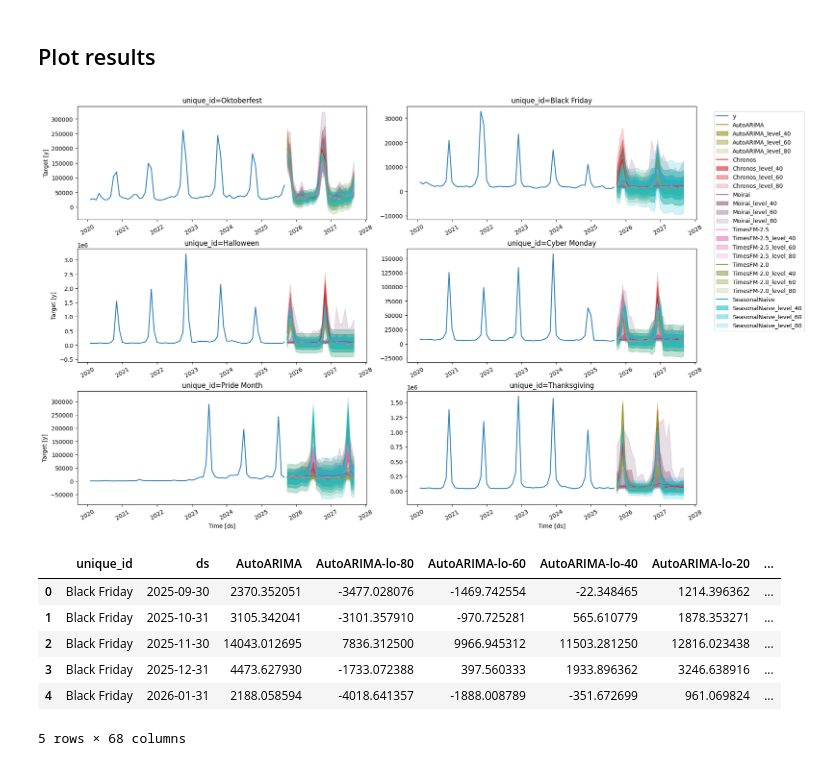
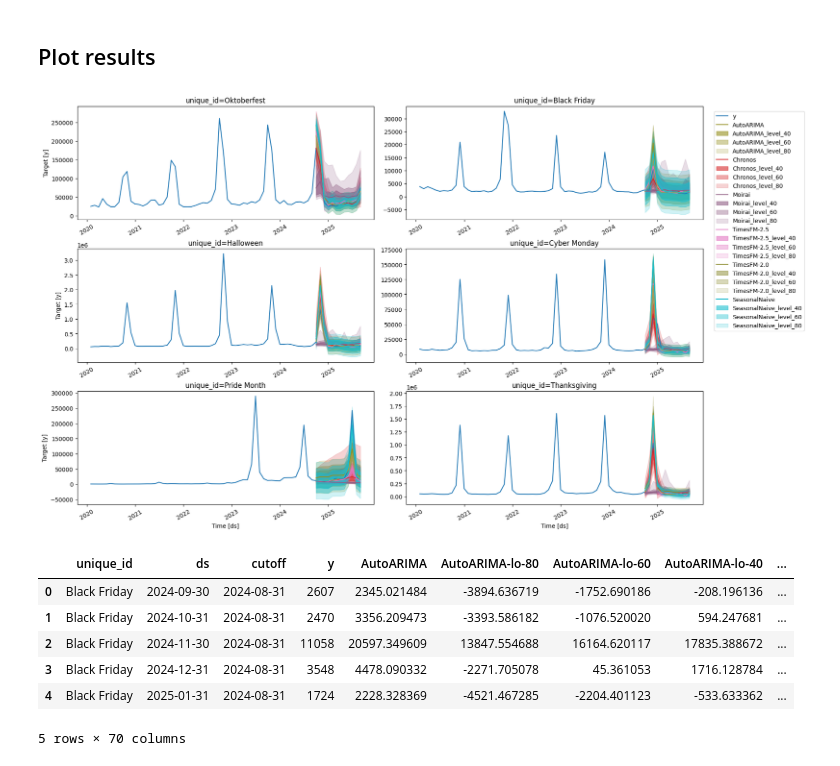
Before and after one commit to mpg05883/timecopilot, a Jupyter notebook: docs/examples/ts-foundation-models-comparison-quickstart.ipynb, the cells around one changed output. Drawn from its saved outputs; the diff is of its cells as text; code cells hidden in the pictures.

Commit message:
feat: add cross validation

```diff
--- a/docs/examples/ts-foundation-models-comparison-quickstart.ipynb
+++ b/docs/examples/ts-foundation-models-comparison-quickstart.ipynb
@@ -69,20 +69,20 @@ You can optionally specify the following parameters:
 - seasonality: The seasonal period of your data, which can be inferred if not provided
 # %%
 level = [0, 20, 40, 60, 80] # zero level is strange (it's the median/point forecast), but that comes from the required inputs by TimesFM
-fcst_df = tcf.forecast(df=df, h=24, level=level)
+cv_df = tcf.cross_validation(df=df, h=12, level=level)
 # %% [markdown]
 ## Plot results
 # %%
-tcf.plot(df, fcst_df, level=[40, 60, 80])
+tcf.plot(df, cv_df.drop(columns=["cutoff", "y"]), level=[40, 60, 80])
 # %% [output]
-[figure, old version]
+[figure, new version]
 # %%
-fcst_df.head()
+cv_df.head()
 # %% [output]
-|  | unique_id | ds | AutoARIMA | AutoARIMA-lo-80 | AutoARIMA-lo-60 | AutoARIMA-lo-40 | AutoARIMA-lo-20 | ... |
-| 0 | Black Friday | 2025-09-30 | 2370.352051 | -3477.028076 | -1469.742554 | -22.348465 | 1214.396362 | ... |
-| 1 | Black Friday | 2025-10-31 | 3105.342041 | -3101.357910 | -970.725281 | 565.610779 | 1878.353271 | ... |
-| 2 | Black Friday | 2025-11-30 | 14043.012695 | 7836.312500 | 9966.945312 | 11503.281250 | 12816.023438 | ... |
-| 3 | Black Friday | 2025-12-31 | 4473.627930 | -1733.072388 | 397.560333 | 1933.896362 | 3246.638916 | ... |
-| 4 | Black Friday | 2026-01-31 | 2188.058594 | -4018.641357 | -1888.008789 | -351.672699 | 961.069824 | ... |
+|  | unique_id | ds | cutoff | y | AutoARIMA | AutoARIMA-lo-80 | AutoARIMA-lo-60 | AutoARIMA-lo-40 | ... |
+| 0 | Black Friday | 2024-09-30 | 2024-08-31 | 2607 | 2345.021484 | -3894.636719 | -1752.690186 | -208.196136 | ... |
+| 1 | Black Friday | 2024-10-31 | 2024-08-31 | 2470 | 3356.209473 | -3393.586182 | -1076.520020 | 594.247681 | ... |
+| 2 | Black Friday | 2024-11-30 | 2024-08-31 | 11058 | 20597.349609 | 13847.554688 | 16164.620117 | 17835.388672 | ... |
+| 3 | Black Friday | 2024-12-31 | 2024-08-31 | 3548 | 4478.090332 | -2271.705078 | 45.361053 | 1716.128784 | ... |
+| 4 | Black Friday | 2025-01-31 | 2024-08-31 | 1724 | 2228.328369 | -4521.467285 | -2204.401123 | -533.633362 | ... |
-5 rows × 68 columns
+5 rows × 70 columns
```
